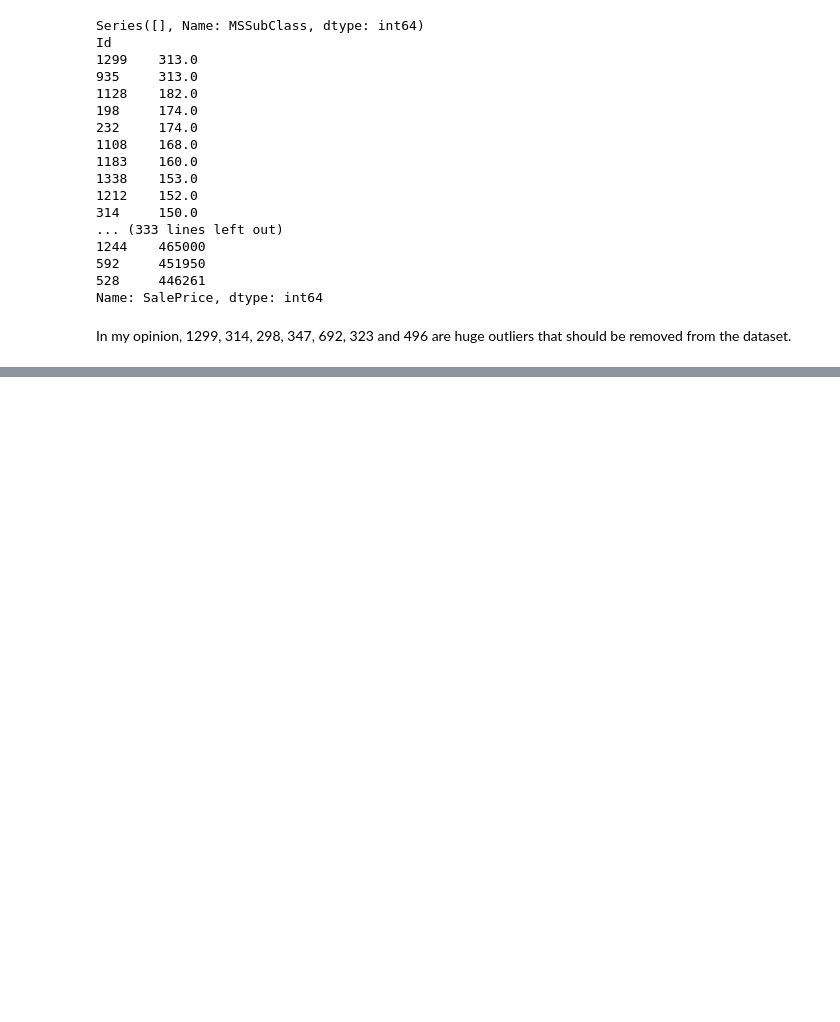
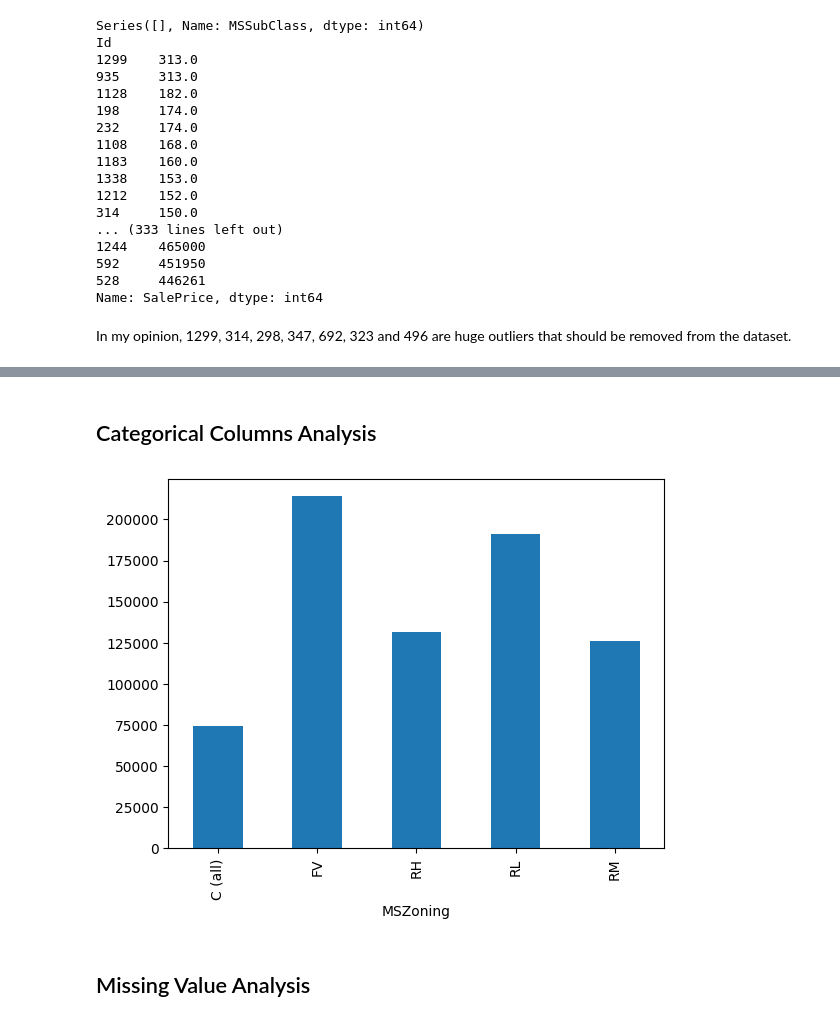
Before and after one commit to bartutaskin/House-Prices-Prediction, a Jupyter notebook: notebooks/01_eda.ipynb, the cells around one changed output, grey strips where cells are left out. Drawn from its saved outputs; the diff is of its cells as text; code cells hidden in the pictures; blank space fills up the shorter version.

Commit message:
feat: Analyze categorical and missing data

```diff
--- a/notebooks/01_eda.ipynb
+++ b/notebooks/01_eda.ipynb
@@ -284,0 +175,2 @@ In my opinion, 1299, 314, 298, 347, 692, 323 and 496 are huge outliers that shou
+# %% [markdown]
+## Categorical Columns Analysis
@@ -284,0 +188,6 @@ In my opinion, 1299, 314, 298, 347, 692, 323 and 496 are huge outliers that shou
+# %%
+train_df.groupby("MSZoning")["SalePrice"].mean().plot(kind="bar");
+# %% [output]
+[figure, added]
+# %% [markdown]
+## Missing Value Analysis
```
Also changed, not shown: parts of 11 cells of this notebook.
